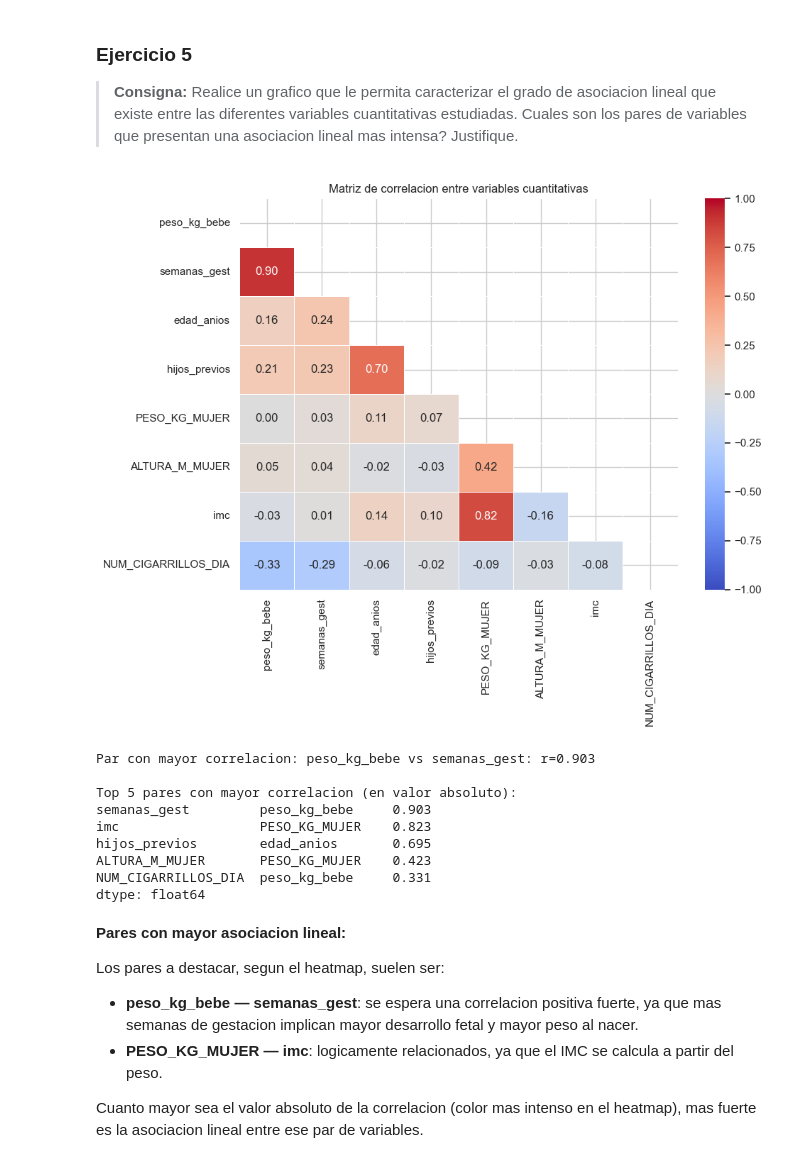
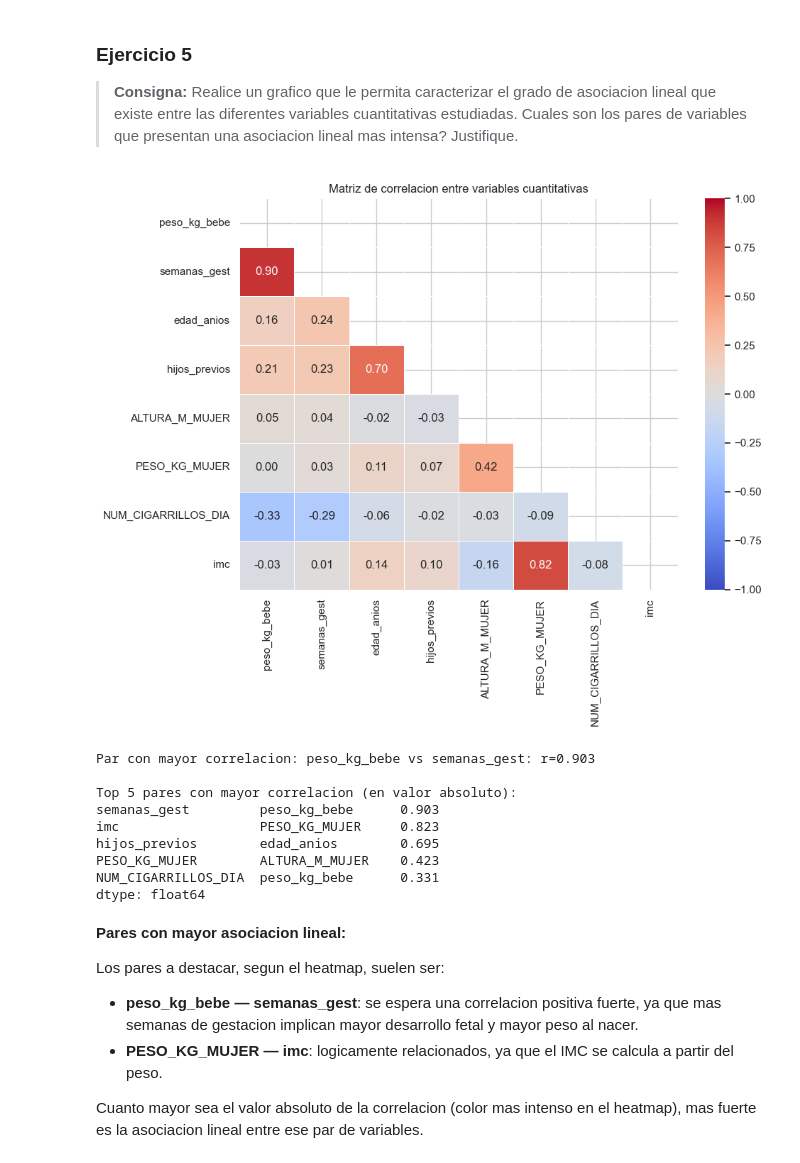
Before and after one commit to josiascs7/Fundamentos-de-Ciencia-de-Datos, a Jupyter notebook: Parciales/Modelo de Examen 2/examen_2_nacimientos.ipynb, the cells around one changed output. Drawn from its saved outputs; the diff is of its cells as text; code cells hidden in the pictures.

```diff
--- a/Parciales/Modelo de Examen 2/examen_2_nacimientos.ipynb
+++ b/Parciales/Modelo de Examen 2/examen_2_nacimientos.ipynb
@@ -122,0 +111,12 @@ dtype: int64
+# %%
+# Merge: nac.id_madre == madres.ID
+df = nac.merge(madres, left_on='id_madre', right_on='ID', how='inner')
+df = df.drop(columns='ID')
+df = df.set_index('id_madre')
+
+# El peso del bebe esta en gramos -> convertir a kg
+df['peso_kg_bebe'] = df['peso_kg_bebe'] / 1000
+
+print(f"Dataset unificado: {df.shape[0]} registros, {df.shape[1]} columnas")
+display(df.head())
+print(f"Valores nulos:\n{df.isna().sum()}")
@@ -255,43 +267,42 @@ que el tabaquismo durante el embarazo se asocia con bajo peso al nacer.
 > existe entre las diferentes variables cuantitativas estudiadas. Cuales son los pares de variables
 > que presentan una asociacion lineal mas intensa? Justifique.
 # %%
-vars_cuant = ['peso_kg_bebe', 'semanas_gest', 'edad_anios',
-              'hijos_previos', 'PESO_KG_MUJER', 'ALTURA_M_MUJER', 'imc',
-              'NUM_CIGARRILLOS_DIA']
+vars_cuant = df.select_dtypes(include='number').columns.drop('fumadora').tolist()
 
 corr_matrix = df[vars_cuant].corr()
 
 fig, ax = plt.subplots(figsize=(10, 8))
 mask = np.triu(np.ones_like(corr_matrix, dtype=bool))
 sns.heatmap(corr_matrix, mask=mask, annot=True, fmt='.2f',
             cmap='coolwarm', center=0, vmin=-1, vmax=1,
             linewidths=0.5, ax=ax)
 ax.set_title('Matriz de correlacion entre variables cuantitativas')
 plt.tight_layout()
 plt.show()
-
-corr_arr = corr_matrix.abs().values.copy()
-np.fill_diagonal(corr_arr, 0)
-idx = np.unravel_index(corr_arr.argmax(), corr_arr.shape)
-v1, v2 = corr_matrix.columns[idx[0]], corr_matrix.columns[idx[1]]
-print(f"Par con mayor correlacion: {v1} vs {v2}: r={corr_matrix.loc[v1, v2]:.3f}")
-
-print()
-print("Top 5 pares con mayor correlacion (en valor absoluto):")
-corr_stack = (corr_matrix.where(~np.triu(np.ones(corr_matrix.shape, dtype=bool)))
-              .stack().abs().sort_values(ascending=False))
-print(corr_stack.head(5).round(3))
 # %% [output]
-[figure, old version]
+[figure, new version]
-Par con mayor correlacion: peso_kg_bebe vs semanas_gest: r=0.903
-
-Top 5 pares con mayor correlacion (en valor absoluto):
-semanas_gest         peso_kg_bebe     0.903
-imc                  PESO_KG_MUJER    0.823
-hijos_previos        edad_anios       0.695
-ALTURA_M_MUJER       PESO_KG_MUJER    0.423
-NUM_CIGARRILLOS_DIA  peso_kg_bebe     0.331
-dtype: float64
+# %%
+corr_arr = corr_matrix.abs().values.copy()
+np.fill_diagonal(corr_arr, 0)
+idx = np.unravel_index(corr_arr.argmax(), corr_arr.shape)
+v1, v2 = corr_matrix.columns[idx[0]], corr_matrix.columns[idx[1]]
+print(f"Par con mayor correlacion: {v1} vs {v2}: r={corr_matrix.loc[v1, v2]:.3f}")
+
+print()
+print("Top 5 pares con mayor correlacion (en valor absoluto):")
+corr_stack = (corr_matrix.where(~np.triu(np.ones(corr_matrix.shape, dtype=bool)))
+              .stack().abs().sort_values(ascending=False))
+print(corr_stack.head(5).round(3))
+# %% [output]
+Par con mayor correlacion: peso_kg_bebe vs semanas_gest: r=0.903
+
+Top 5 pares con mayor correlacion (en valor absoluto):
+semanas_gest         peso_kg_bebe      0.903
+imc                  PESO_KG_MUJER     0.823
+hijos_previos        edad_anios        0.695
+PESO_KG_MUJER        ALTURA_M_MUJER    0.423
+NUM_CIGARRILLOS_DIA  peso_kg_bebe      0.331
+dtype: float64
 # %% [markdown]
 **Pares con mayor asociacion lineal:**
 
```
Also changed, not shown: parts of 17 cells of this notebook, 1 other file.
